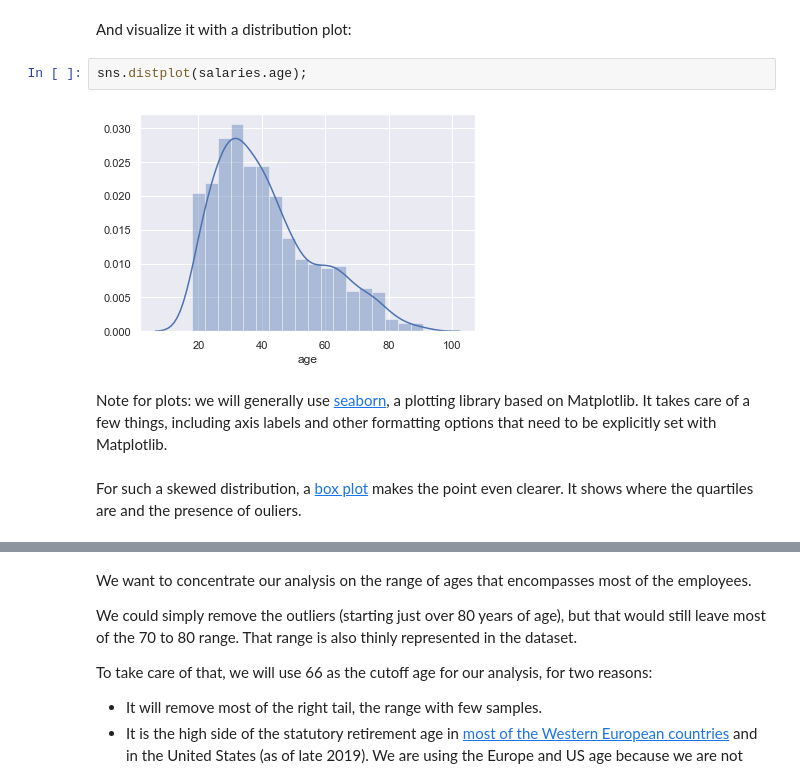
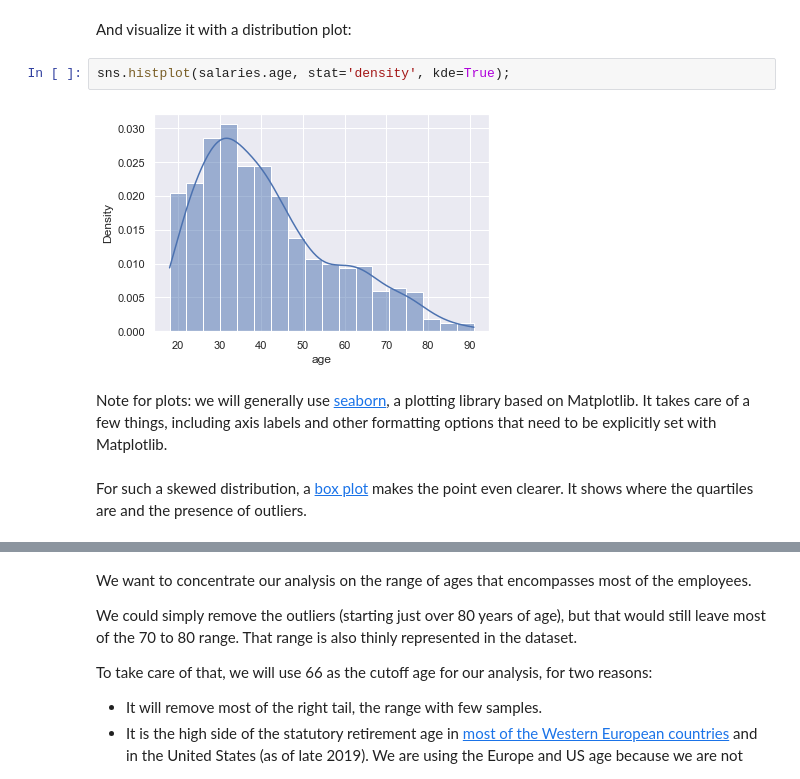
Before and after one commit to fau-masters-collected-works-cgarbin/ieee-icmla-2019-data-science-tutorial, a Jupyter notebook: 2-statistics-and-data-science.ipynb, the cells around one changed output, grey strips where cells are left out. Cells and saved outputs as stored; diff of their text form.

```diff
--- a/2-statistics-and-data-science.ipynb
+++ b/2-statistics-and-data-science.ipynb
@@ -68,11 +68,11 @@ print(salaries.age.skew())
 # %% [markdown]
 And visualize it with a distribution plot:
 # %%
-sns.distplot(salaries.age);
+sns.histplot(salaries.age, stat='density', kde=True);
 # %% [output]
-[figure, old version]
+[figure, new version]
 # %% [markdown]
 Note for plots: we will generally use [seaborn](https://seaborn.pydata.org/), a plotting library based on Matplotlib. It takes care of a few things, including axis labels and other formatting options that need to be explicitly set with Matplotlib.
 # %% [markdown]
-For such a skewed distribution, a [box plot](https://en.wikipedia.org/wiki/Box_plot) makes the point even clearer. It shows where the quartiles are and the presence of ouliers.
+For such a skewed distribution, a [box plot](https://en.wikipedia.org/wiki/Box_plot) makes the point even clearer. It shows where the quartiles are and the presence of outliers.
 # %%
```
Also changed, not shown: parts of 8 cells of this notebook, 3 other files.
